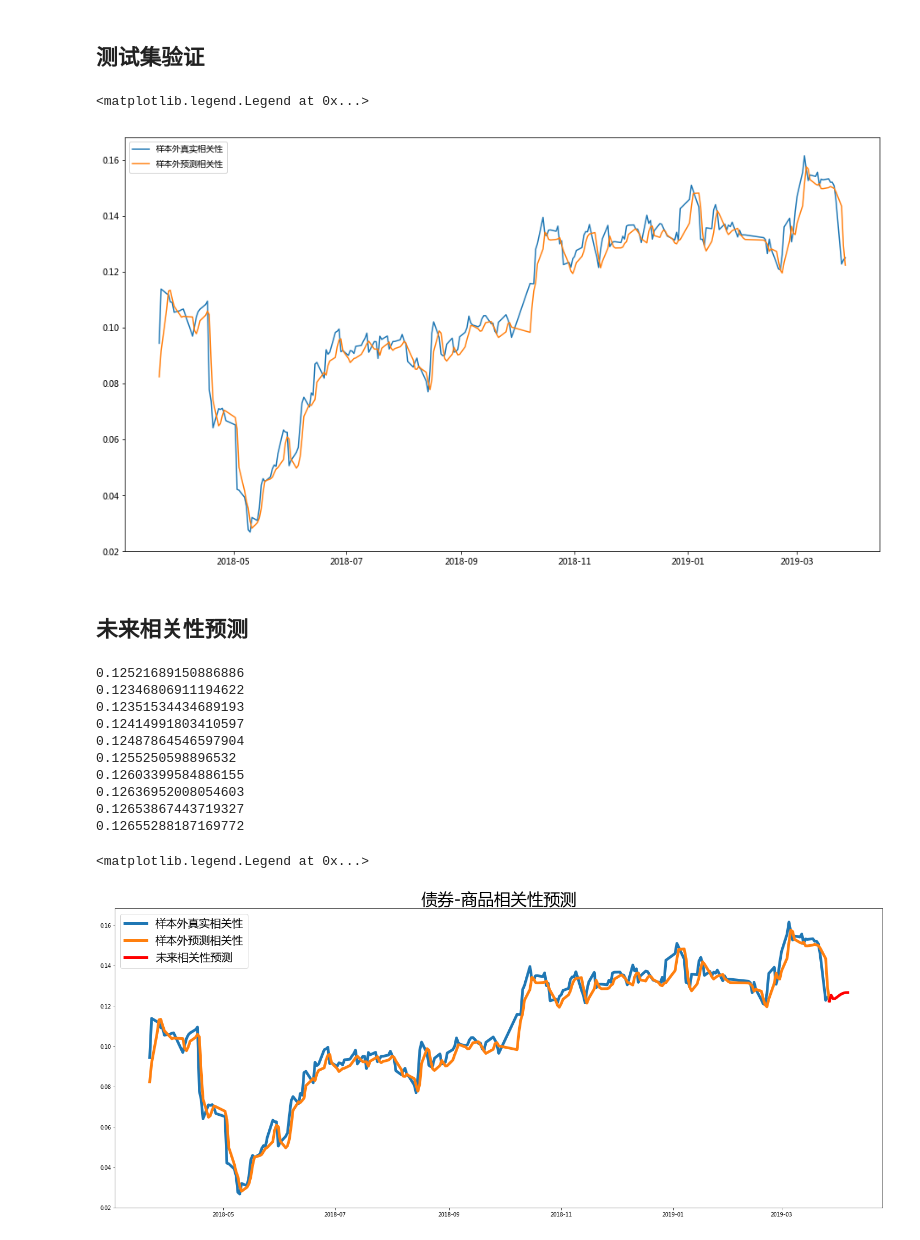
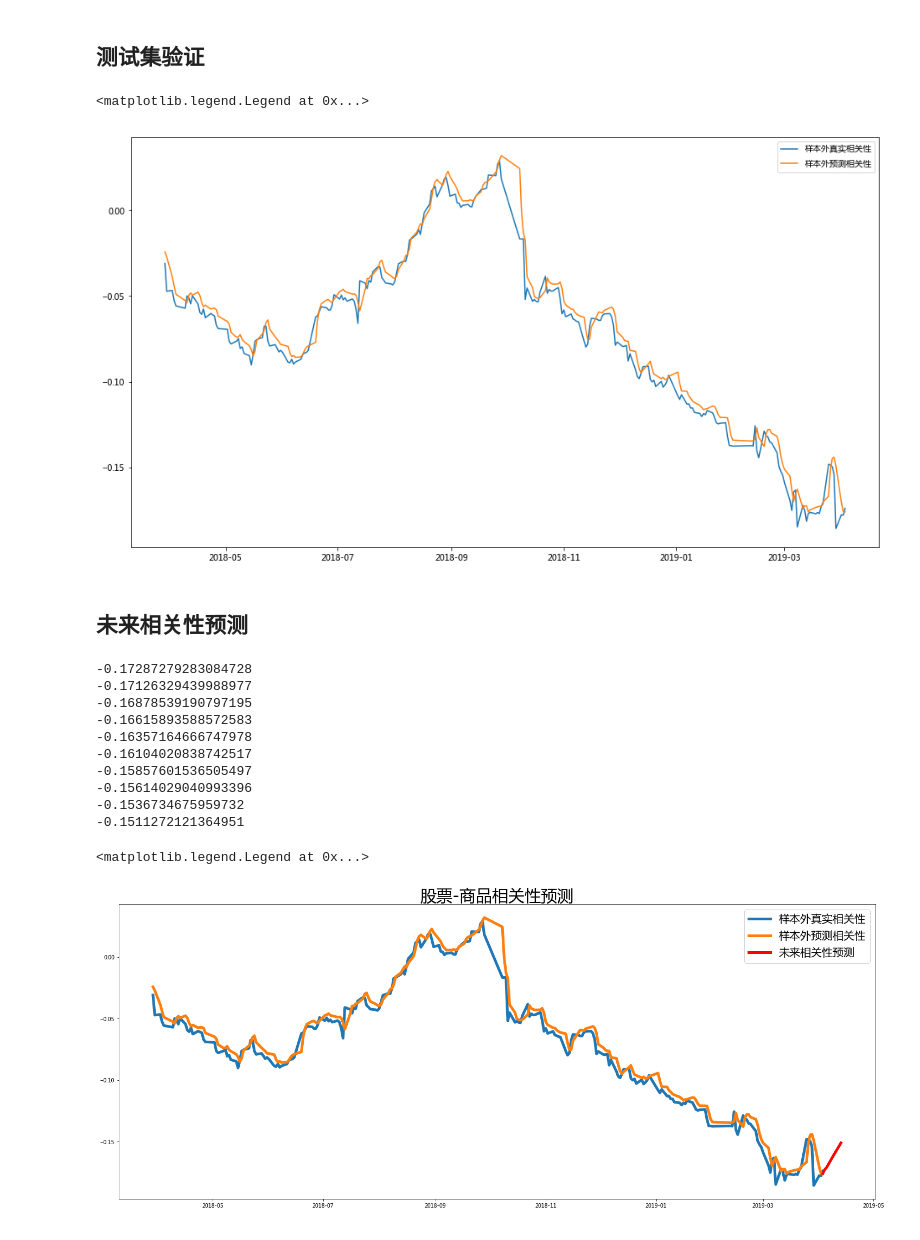
Before and after one commit to dxcv/Valyrian, a Jupyter notebook: correlation/notebook/LSTM相关性预测.ipynb, the cells around one changed output. Saved outputs shown, nothing was run; the diff lists cells and outputs as text; code cells hidden in the pictures.

```diff
--- a/correlation/notebook/LSTM相关性预测.ipynb
+++ b/correlation/notebook/LSTM相关性预测.ipynb
@@ -18,7 +18,7 @@ seq_len = 20
 fname = '../../risk parity portfolio/data/assets.xlsx'
 df = pd.read_excel(fname)
 # df.sort_index(inplace=True, ascending=False)
-vec = df['CBA00101.CS'].pct_change().rolling(window=243).corr(df['AU9999.SGE'].pct_change())
+vec = df['AU9999.SGE'].pct_change().rolling(window=243).corr(df['881001.WI'].pct_change())
 vec = vec[vec.index >= '2009-01-01']
 vec.tail()
 # %% [output]
@@ -169,7 +169,7 @@ ax.plot(predicted_values + test_mean.reshape(-1), label=u'样本外预测相关
 ax.legend()
 # %% [output]
 <matplotlib.legend.Legend at 0x...>
-[figure, old version]
+[figure, new version]
 # %% [markdown]
 ## 未来相关性预测
 # %%
@@ -188,16 +188,16 @@ for i in range(fut_len):
     fut_vec.append(pred[0][0] + pred_vec.mean())
 #     print(pred[0][0])
 # %% [output]
-0.12521689150886886
-0.12346806911194622
-0.12351534434689193
-0.12414991803410597
-0.12487864546597904
-0.1255250598896532
-0.12603399584886155
-0.12636952008054603
-0.12653867443719327
-0.12655288187169772
+-0.17287279283084728
+-0.17126329439988977
+-0.16878539190797195
+-0.16615893588572583
+-0.16357164666747978
+-0.16104020838742517
+-0.15857601536505497
+-0.15614029040993396
+-0.1536734675959732
+-0.1511272121364951
 # %%
 dates = [vec.index[-1] + datetime.timedelta(i) for i in range(0, fut_len + 1)]
 # %%
@@ -205,17 +205,17 @@ fut_seq = pd.Series(fut_vec[-(fut_len+1):], index=pd.to_datetime(dates))
 # %%
 # plot the results
 fig, ax = plt.subplots(figsize=(25, 10))
 x = true_values + test_mean.reshape(-1)
 y = predicted_values + test_mean.reshape(-1)
 ax.plot(x[x.index >= '2018-01-01'], label=u'样本外真实相关性', linewidth=5)
 ax.plot(y[y.index >= '2018-01-01'], label=u'样本外预测相关性', linewidth=5)
 ax.plot(fut_seq, label=u'未来相关性预测', color='red', linewidth=5)
 # ax.set_title(u'股票-债券相关性预测', fontsize=30)
-# ax.set_title(u'股票-商品相关性预测', fontsize=30)
-ax.set_title(u'债券-商品相关性预测', fontsize=30)
+ax.set_title(u'股票-商品相关性预测', fontsize=30)
+# ax.set_title(u'债券-商品相关性预测', fontsize=30)
 ax.legend(fontsize=20)
 # %% [output]
 <matplotlib.legend.Legend at 0x...>
-[figure, old version]
+[figure, new version]
 # %%
 # fig.savefig('../pic/volatility_prediction_stock_bond.png', dpi=200, bbox_inches='tight')
```
Also changed, not shown: parts of 8 cells of this notebook, 27 other files.
